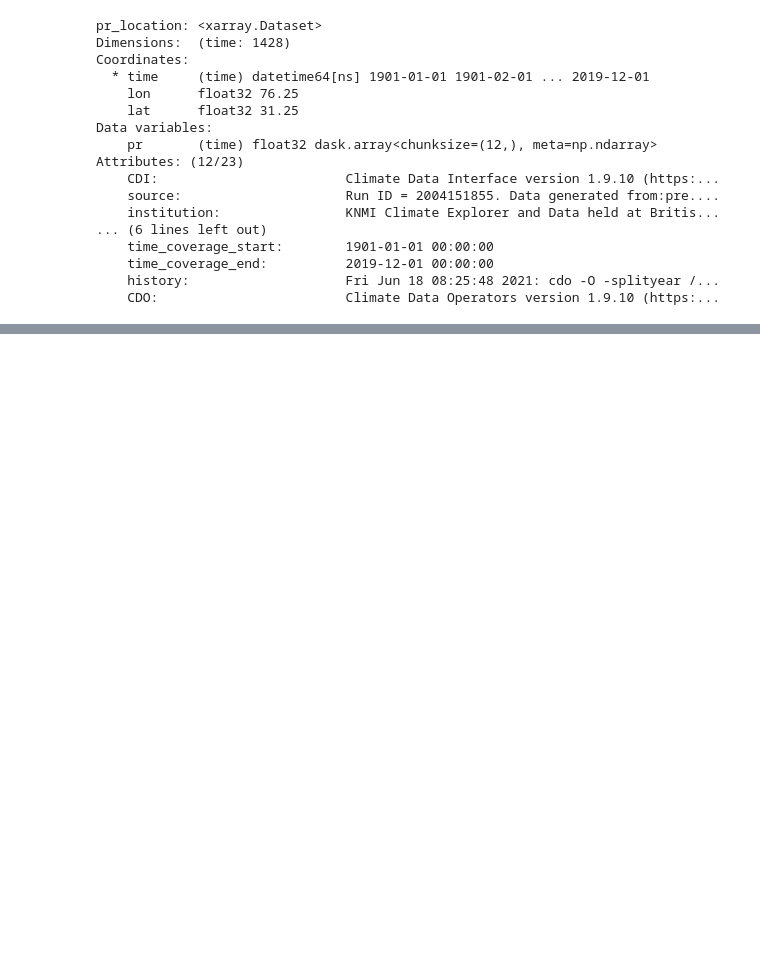
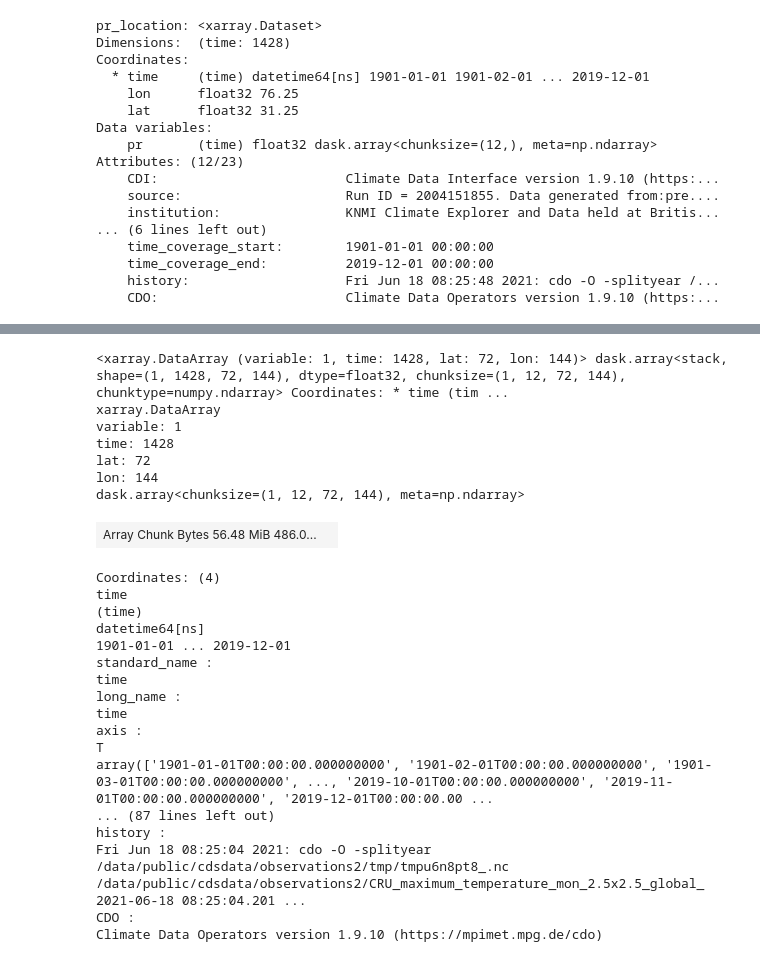
Before and after one commit to alliajagbe/time-series, a Jupyter notebook: timedata2.ipynb, the cells around one changed output, grey strips where cells are left out. Cells and saved outputs as stored; diff of their text form; code cells hidden in the pictures; blank space fills up the shorter version.

```diff
--- a/timedata2.ipynb
+++ b/timedata2.ipynb
@@ -57,3 +57,6 @@ Attributes: (12/23)
     time_coverage_end:          2019-12-01 00:00:00
     history:                    Fri Jun 18 08:25:48 2021: cdo -O -splityear /...
     CDO:                        Climate Data Operators version 1.9.10 (https:...
+# %%
+ddir = os.path.join('.','temperature')
+tasmax = xr.open_mfdataset(f'{ddir}/*.nc')
@@ -59,0 +91,28 @@ Attributes: (12/23)
+# %%
+tasmax.to_array()
+# %% [output]
+<xarray.DataArray (variable: 1, time: 1428, lat: 72, lon: 144)> dask.array<stack, shape=(1, 1428, 72, 144), dtype=float32, chunksize=(1, 12, 72, 144), chunktype=numpy.ndarray> Coordinates: * time (tim ...
+xarray.DataArray
+variable: 1
+time: 1428
+lat: 72
+lon: 144
+dask.array<chunksize=(1, 12, 72, 144), meta=np.ndarray>
+| Array Chunk Bytes 56.48 MiB 486.0... |  |
+Coordinates: (4)
+time
+(time)
+datetime64[ns]
+1901-01-01 ... 2019-12-01
+standard_name :
+time
+long_name :
+time
+axis :
+T
+array(['1901-01-01T00:00:00.000000000', '1901-02-01T00:00:00.000000000', '1901-03-01T00:00:00.000000000', ..., '2019-10-01T00:00:00.000000000', '2019-11-01T00:00:00.000000000', '2019-12-01T00:00:00.00 ...
+... (87 lines left out)
+history :
+Fri Jun 18 08:25:04 2021: cdo -O -splityear /data/public/cdsdata/observations2/tmp/tmpu6n8pt8_.nc /data/public/cdsdata/observations2/CRU_maximum_temperature_mon_2.5x2.5_global_ 2021-06-18 08:25:04.201 ...
+CDO :
+Climate Data Operators version 1.9.10 (https://mpimet.mpg.de/cdo)
```
Also changed, not shown: parts of 2 cells of this notebook.
